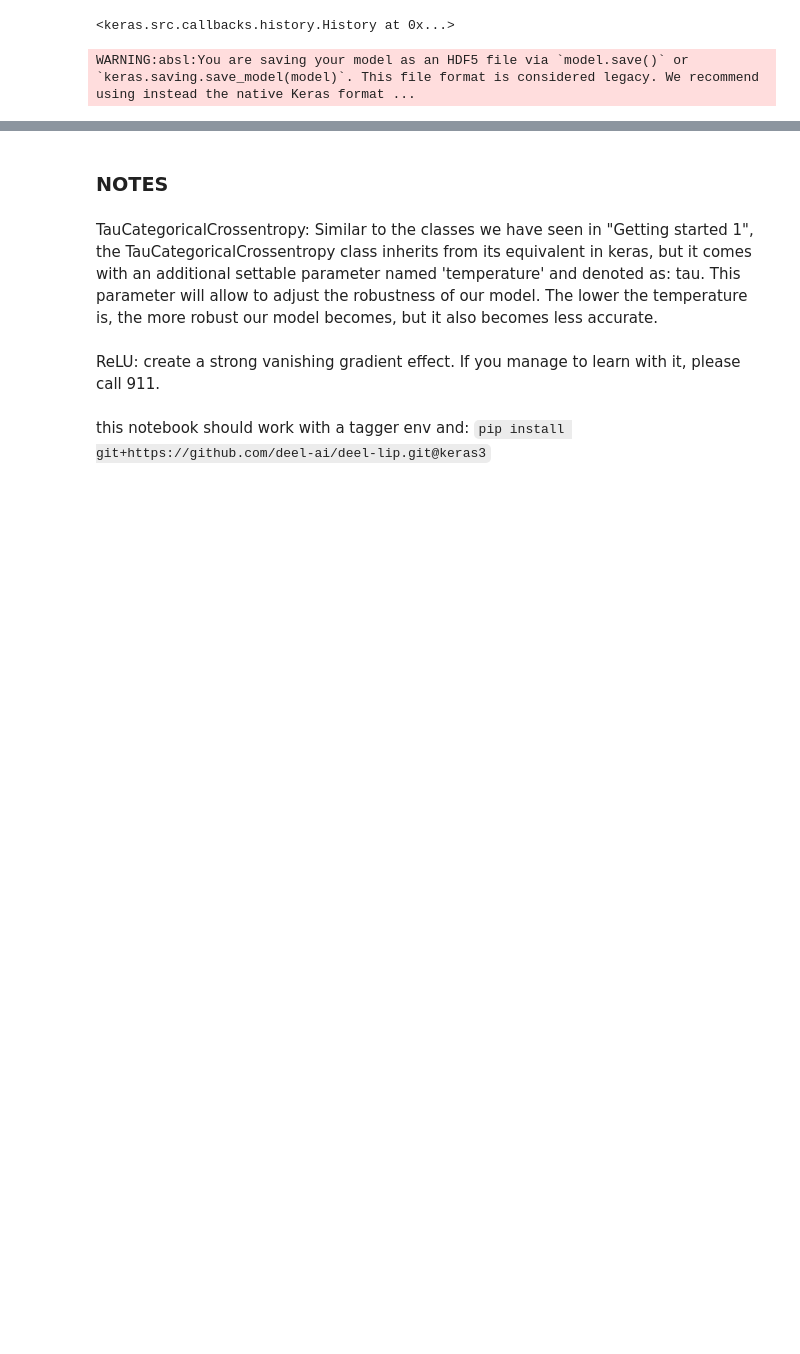
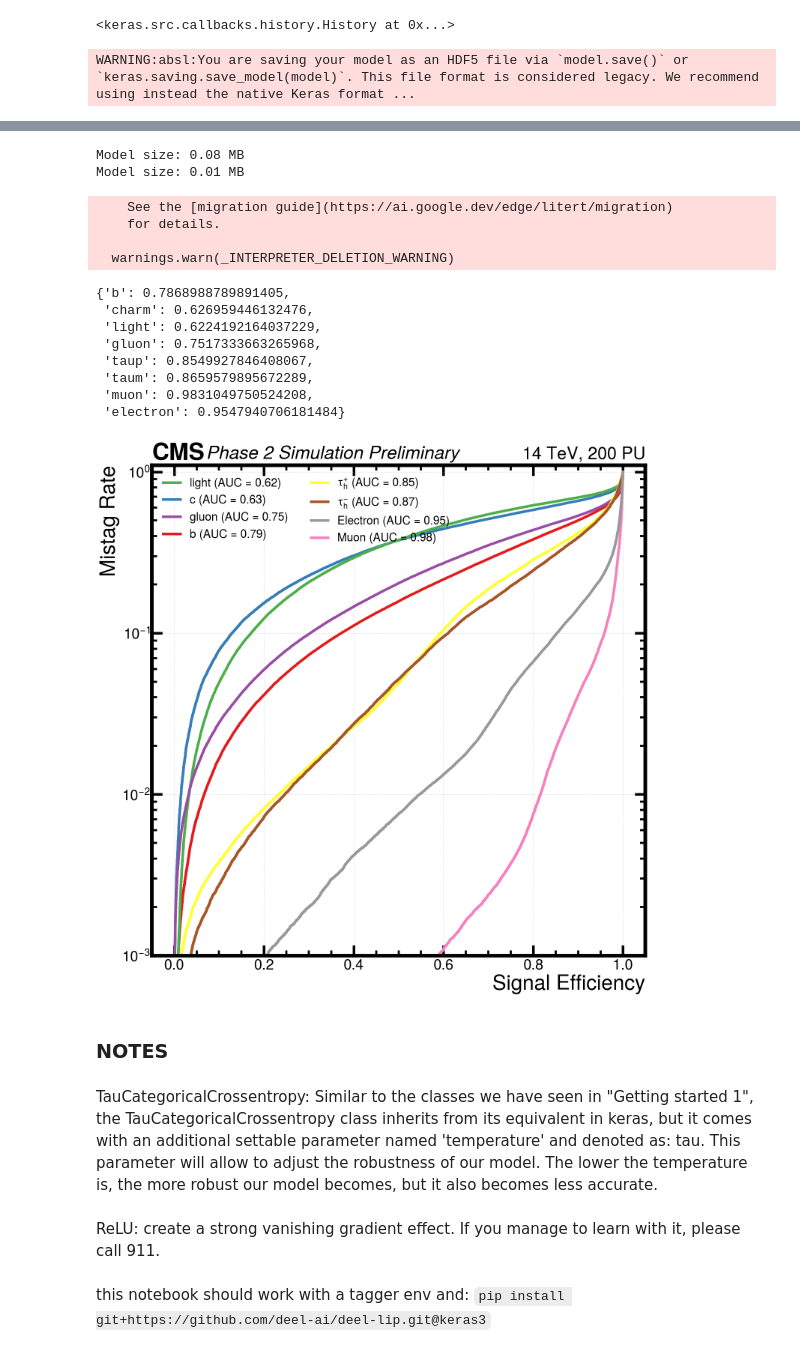
Before and after one commit to jeronimo-bris/TrainTagger, a Jupyter notebook: deel-lip.ipynb, the cells around one changed output, grey strips where cells are left out. Drawn from its saved outputs; the diff is of its cells as text; code cells hidden in the pictures; blank space fills up the shorter version.

```diff
--- a/deel-lip.ipynb
+++ b/deel-lip.ipynb
@@ -283,3 +507,35 @@ WARNING:matplotlib.font_manager:findfont: Font family ['DejaVu Sans Display'] no
+# %%
+#check file size
+model_path = "deel_lip/model/saved_model.h5"
+size_in_bytes = os.path.getsize(model_path)
+print(f"Model size: {size_in_bytes / (1024 * 1024):.2f} MB")
+import os
+
+size_in_bytes = os.path.getsize("deel_lip/quantized_model_dynamic.tflite")
+size_in_kb = size_in_bytes / 1024
+size_in_mb = size_in_kb / 1024
+
+print(f"Model size: {size_in_mb:.2f} MB")
+# %% [output]
+Model size: 0.08 MB
+Model size: 0.01 MB
+# %%
+#plot ROC curve for quant model
+basic2("deel_lip/")
+# %% [output]
+    See the [migration guide](https://ai.google.dev/edge/litert/migration)
+    for details.
+
+  warnings.warn(_INTERPRETER_DELETION_WARNING)
+{'b': 0.7868988789891405,
+ 'charm': 0.626959446132476,
+ 'light': 0.6224192164037229,
+ 'gluon': 0.7517333663265968,
+ 'taup': 0.8549927846408067,
+ 'taum': 0.8659579895672289,
+ 'muon': 0.9831049750524208,
+ 'electron': 0.9547940706181484}
+[figure, added]
 # %% [markdown]
 ### NOTES
 # %% [markdown]
```
Also changed, not shown: parts of 10 cells of this notebook, 20 other files.
